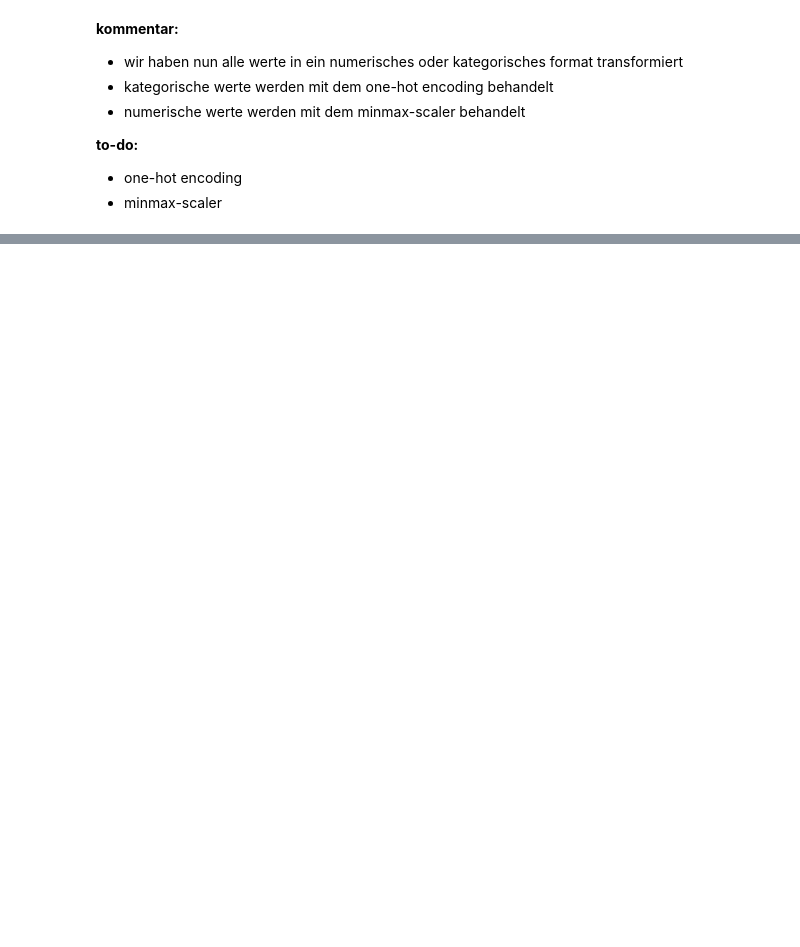
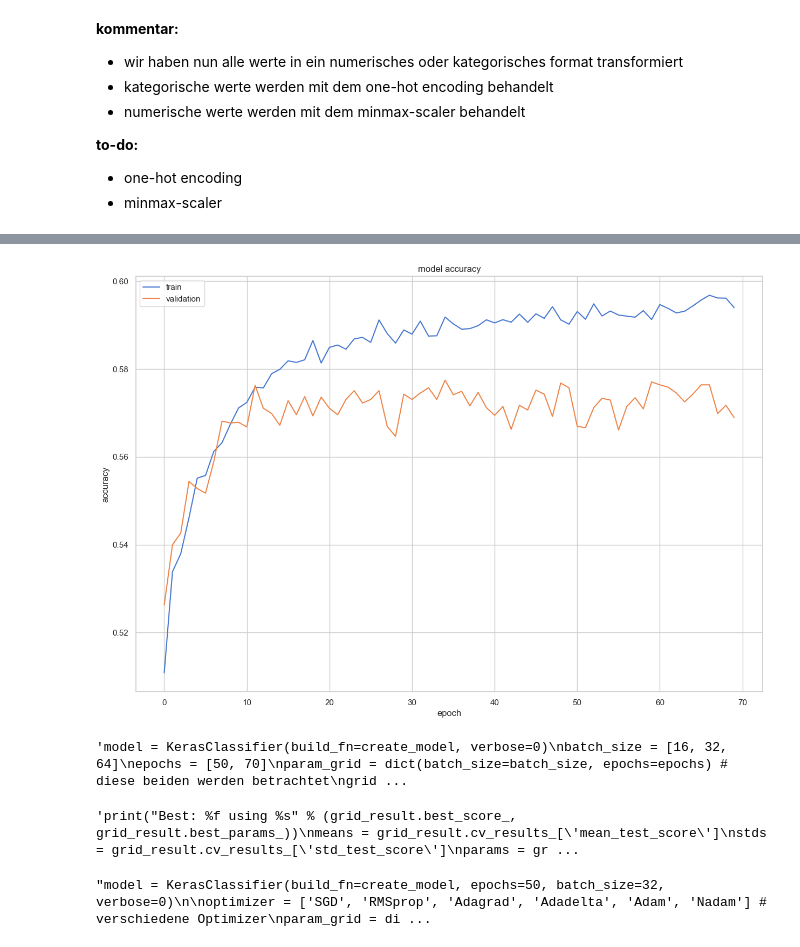
Before and after one commit to Dom1n1kD/master_hsh_ki, a Jupyter notebook: exam_data_mining_cup/exam_dmc_2014.ipynb, the cells around one changed output, grey strips where cells are left out. Cells and saved outputs as stored; diff of their text form; code cells hidden in the pictures; blank space fills up the shorter version.

```diff
--- a/exam_data_mining_cup/exam_dmc_2014.ipynb
+++ b/exam_data_mining_cup/exam_dmc_2014.ipynb
@@ -915,6 +931,8 @@ onehot_columns = [
 ]
 # %%
 X_encoded = pd.get_dummies(X, columns=onehot_columns)
+# %%
+X_encoded.drop(columns=['orderItemID', 'itemID', 'manufacturerID', 'customerID'], inplace=True)
 # %%
 from sklearn.model_selection import train_test_split
 from sklearn.preprocessing import scale
@@ -969,0 +946,30 @@ F1-score: 0.58
+# %%
+# Das neuronale Netz wird aufgesetzt und mit der Cross-Validation-Technik trainiert.
+# Das neuronale Netz besteht aus einem Input-Layer mit 16 Knoten, einem Hidden-Layer mit 8 Knoten und einem Output-Layer mit einem Knoten.
+def create_model(lyrs=[16, 8], act='relu', opt='Adam', dr=0.3): #opt=Adam
+
+    # seed aktiviert einen Pseudo-Zufallszahlen-Generator für die Gewichtseinstellung
+    seed(1337)
+    tf.random.set_seed(1337)
+
+    model = Sequential()
+
+    # das Input Layer wird zunächst  erstellt
+    model.add(Dense(lyrs[0], input_dim=X_train.shape[1], activation=act))
+
+    # dann Hidden-Layer
+    for i in range(1,len(lyrs)):
+        model.add(Dense(lyrs[i], activation=act))
+
+    # Dropout kann für die Regulierung von Parametern genutzt werden
+    model.add(Dropout(dr))
+
+    # der Output-Layer wird erstellt
+    model.add(Dense(1, activation='sigmoid'))
+
+    model.compile(loss='mean_squared_error', optimizer=opt, metrics=['accuracy']) #loss=binary_crossentropy
+
+    return model
+# %%
+model = create_model()
+print(model.summary())
@@ -969,0 +995,5 @@ F1-score: 0.58
+# %%
+training = model.fit(X_train, y_train, epochs=70, batch_size=32, validation_split=0.2, verbose=2)
+val_acc = np.mean(training.history['val_accuracy'])
+print("\n%s: %.2f%%" % ('val_acc', val_acc*100))
+training.history.keys()
@@ -969,0 +1020,42 @@ F1-score: 0.58
+# %%
+plt.plot(training.history['accuracy'])
+plt.plot(training.history['val_accuracy'])
+plt.title('model accuracy')
+plt.ylabel('accuracy')
+plt.xlabel('epoch')
+plt.legend(['train', 'validation'], loc='upper left')
+plt.show()
+# %% [output]
+[figure, added]
+# %%
+"""model = KerasClassifier(build_fn=create_model, verbose=0)
+batch_size = [16, 32, 64]
+epochs = [50, 70]
+param_grid = dict(batch_size=batch_size, epochs=epochs) # diese beiden werden betrachtet
+grid = GridSearchCV(estimator=model, # Modell übergeben
+                    param_grid=param_grid, # Parameter übergeben
+                    cv=3, # Cross Validation 3 fach
+                    verbose=2, n_jobs=1) # Berechnungsschritte parallel angeben -> 1 (CPU)
+
+grid_result = grid.fit(X_train, y_train) # Fit Funktion ausführen"""
+# %% [output]
+'model = KerasClassifier(build_fn=create_model, verbose=0)\nbatch_size = [16, 32, 64]\nepochs = [50, 70]\nparam_grid = dict(batch_size=batch_size, epochs=epochs) # diese beiden werden betrachtet\ngrid ...
+# %%
+"""print("Best: %f using %s" % (grid_result.best_score_, grid_result.best_params_))
+means = grid_result.cv_results_['mean_test_score']
+stds = grid_result.cv_results_['std_test_score']
+params = grid_result.cv_results_['params']
+for mean, stdev, param in zip(means, stds, params):
+    print("%f (%f) with: %r" % (mean, stdev, param))"""
+# %% [output]
+'print("Best: %f using %s" % (grid_result.best_score_, grid_result.best_params_))\nmeans = grid_result.cv_results_[\'mean_test_score\']\nstds = grid_result.cv_results_[\'std_test_score\']\nparams = gr ...
+# %%
+"""model = KerasClassifier(build_fn=create_model, epochs=50, batch_size=32, verbose=0)
+
+optimizer = ['SGD', 'RMSprop', 'Adagrad', 'Adadelta', 'Adam', 'Nadam'] # verschiedene Optimizer
+param_grid = dict(opt=optimizer)
+
+grid = GridSearchCV(estimator=model, param_grid=param_grid, verbose=2) # verschiedene Optimizer testen
+grid_result = grid.fit(X_train, y_train)"""
+# %% [output]
+"model = KerasClassifier(build_fn=create_model, epochs=50, batch_size=32, verbose=0)\n\noptimizer = ['SGD', 'RMSprop', 'Adagrad', 'Adadelta', 'Adam', 'Nadam'] # verschiedene Optimizer\nparam_grid = di ...
```
Also changed, not shown: parts of 19 cells of this notebook, 2 other files.
